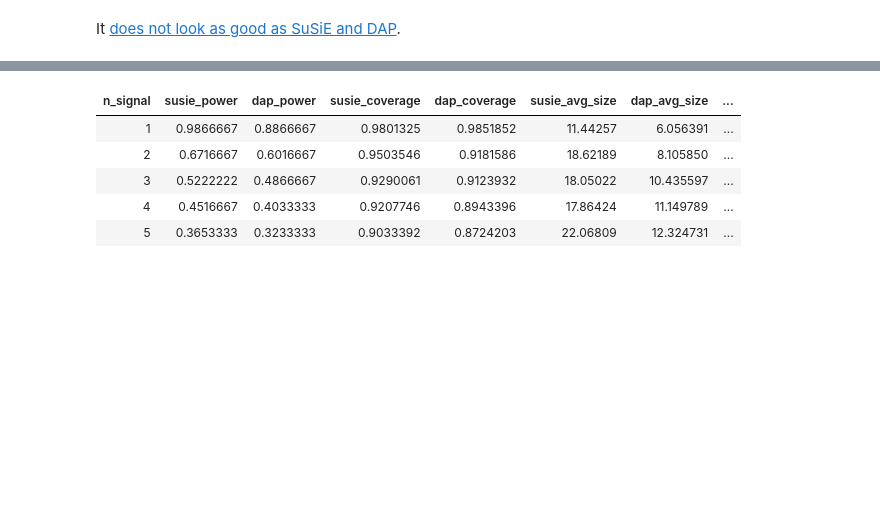
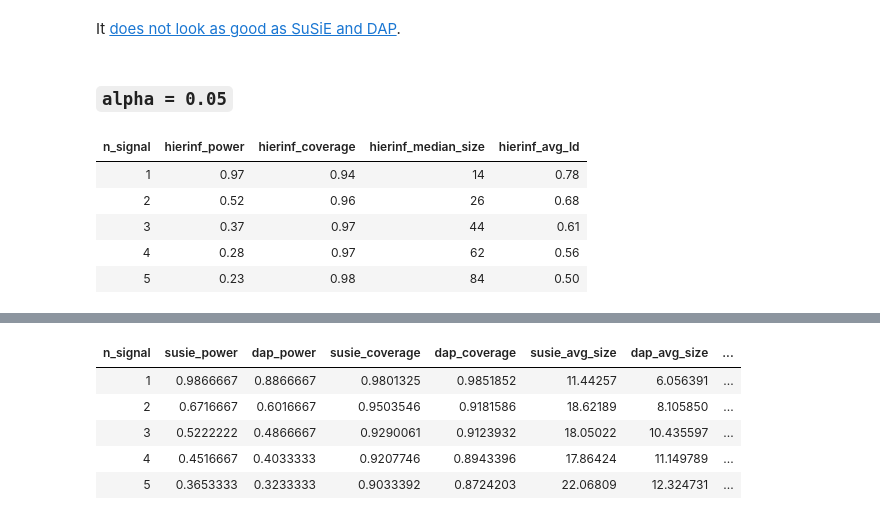
Before and after one commit to stephenslab/dsc-finemap, a Jupyter notebook: analysis/benchmark_evaluation.ipynb, the cells around one changed output, grey strips where cells are left out. Saved outputs shown, nothing was run; the diff lists cells and outputs as text; code cells hidden in the pictures; blank space fills up the shorter version.

```diff
--- a/analysis/benchmark_evaluation.ipynb
+++ b/analysis/benchmark_evaluation.ipynb
@@ -520,2 +526,14 @@ hierinf_result
 # %% [markdown]
 It [does not look as good as SuSiE and DAP](https://stephenslab.github.io/susie-paper/manuscript_results/numerical_results.html#Result).
+# %% [markdown]
+### `alpha = 0.05`
+# %%
+hierinf_result = round(readRDS('/home/gaow/GIT/lab-dsc/dsc-finemap/output/susie_paper/result_20190610_CS_hierinf_fwer_0.05_susie_prior_0p1_null_0p0.rds')[,c(1,7,10,13,16)],2)
+hierinf_result
+# %% [output]
+| n_signal | hierinf_power | hierinf_coverage | hierinf_median_size | hierinf_avg_ld |
+| 1 | 0.97 | 0.94 | 14 | 0.78 |
+| 2 | 0.52 | 0.96 | 26 | 0.68 |
+| 3 | 0.37 | 0.97 | 44 | 0.61 |
+| 4 | 0.28 | 0.97 | 62 | 0.56 |
+| 5 | 0.23 | 0.98 | 84 | 0.50 |
```
Also changed, not shown: parts of 14 cells of this notebook, 2 other files.
